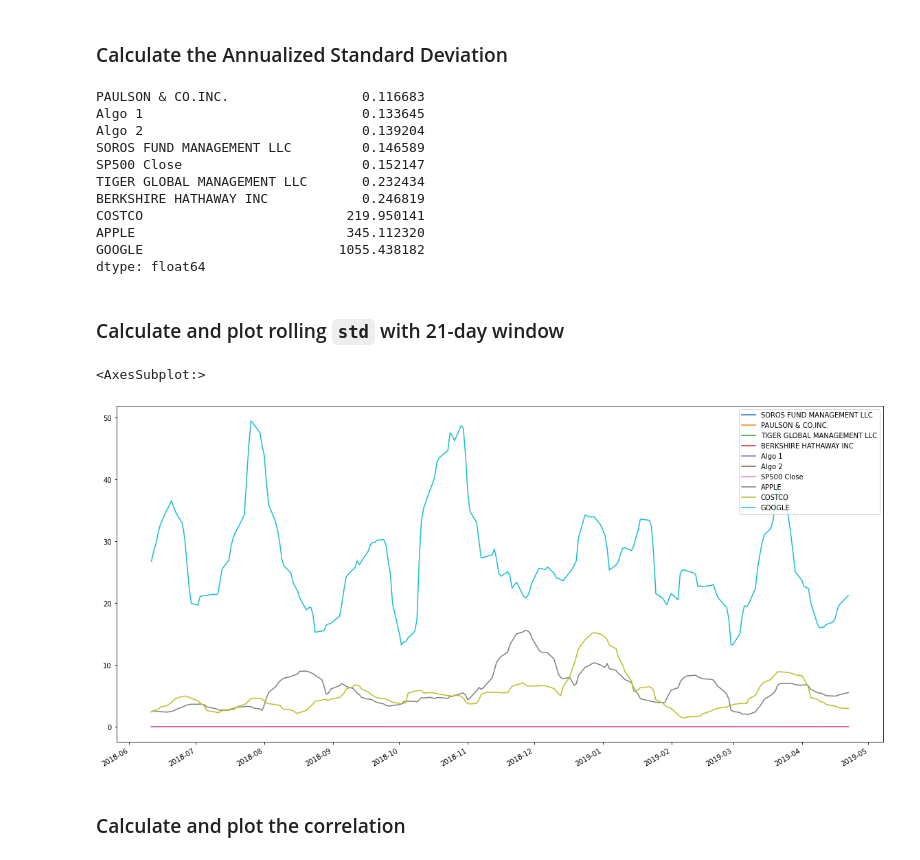
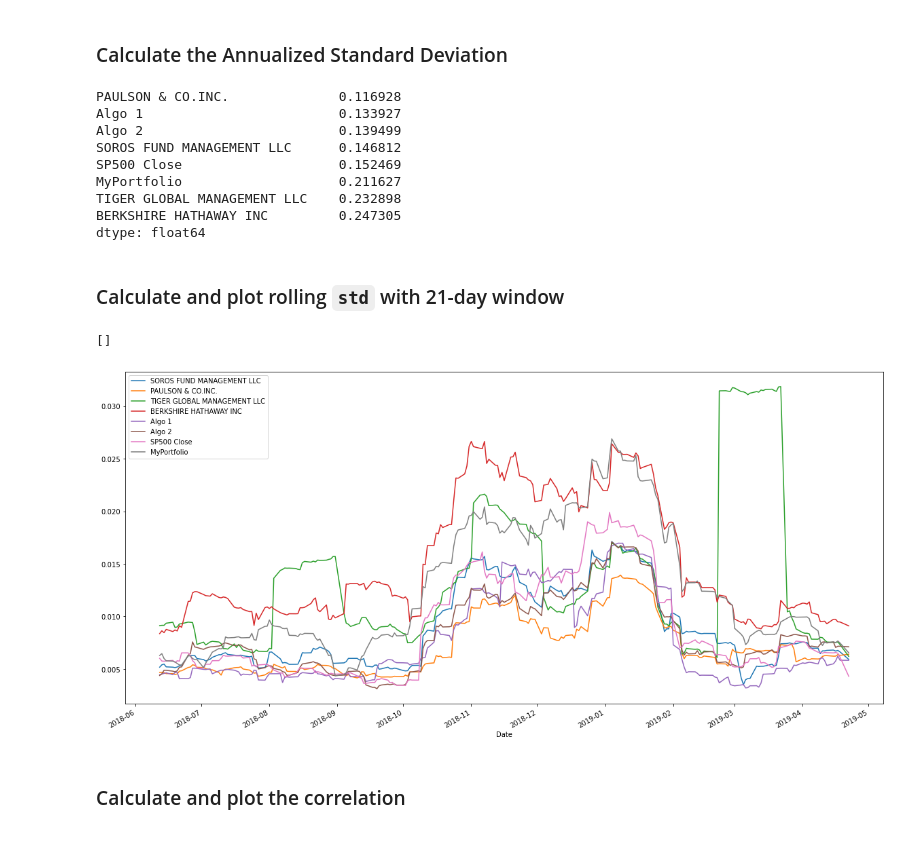
Before and after one commit to scottcearley/FinTech-Module4, a Jupyter notebook: Starter_Code/whale_analysis.ipynb, the cells around one changed output. Cells and saved outputs as stored; diff of their text form; code cells hidden in the pictures.

```diff
--- a/Starter_Code/whale_analysis.ipynb
+++ b/Starter_Code/whale_analysis.ipynb
@@ -554,10 +628,10 @@ googl_weight = 0.33
 
 # Calculate portfolio return
 
-portfolio_return = aapl_weight * comb_daily_returns["APPLE"] + cost_weight * comb_daily_returns["COSTCO"] + googl_weight * comb_daily_returns["GOOGLE"]
-
+#portfolio_return = aapl_weight * comb_daily_returns["APPLE"] + cost_weight * comb_daily_returns["COSTCO"] + googl_weight * comb_daily_returns["GOOGLE"]
+weighted_portfolio = comb_daily_returns.dot(weights)
 
 # Display sample data
-portfolio_return.sample(10)
+weighted_portfolio.sample()
 # %% [output]
 Trade DATE
@@ -576,7 +641,10 @@ dtype: float64
 ## Join your portfolio returns to the DataFrame that contains all of the portfolio returns
 # %%
 # Join your returns DataFrame to the original returns DataFrame
-joined_portfolio_returns = pd.concat([joined_data_rows, combined_stocks], axis="columns", join="inner")
-joined_portfolio_returns
+#joined_portfolio_returns = pd.concat([joined_data_rows, combined_stocks], axis="columns", join="inner")
+#joined_portfolio_returns
+
+joined_data_rows["MyPortfolio"] = weighted_portfolio
+joined_data_rows
 # %% [output]
 |  | SOROS FUND MANAGEMENT LLC | PAULSON & CO.INC. | TIGER GLOBAL MANAGEMENT LLC | BERKSHIRE HATHAWAY INC | Algo 1 | Algo 2 | ... |
@@ -595,6 +664,6 @@ joined_portfolio_returns
 # %%
 # Only compare dates where return data exists for all the stocks (drop NaNs)
-joined_portfolio_returns = joined_portfolio_returns.dropna().copy()
-joined_portfolio_returns
+joined_data_rows = joined_data_rows.dropna().copy()
+joined_data_rows
 # %% [output]
 |  | SOROS FUND MANAGEMENT LLC | PAULSON & CO.INC. | TIGER GLOBAL MANAGEMENT LLC | BERKSHIRE HATHAWAY INC | Algo 1 | Algo 2 | ... |
@@ -616,31 +686,29 @@ joined_portfolio_returns
 ### Calculate the Annualized Standard Deviation
 # %%
 # Calculate the annualized `std`
-volatility = joined_portfolio_returns.std() * np.sqrt(252)
+volatility = joined_data_rows.std() * np.sqrt(252)
 volatility.sort_values(inplace=True)
 volatility
 # %% [output]
-PAULSON & CO.INC.                 0.116683
-Algo 1                            0.133645
-Algo 2                            0.139204
-SOROS FUND MANAGEMENT LLC         0.146589
-SP500 Close                       0.152147
-TIGER GLOBAL MANAGEMENT LLC       0.232434
-BERKSHIRE HATHAWAY INC            0.246819
-COSTCO                          219.950141
-APPLE                           345.112320
-GOOGLE                         1055.438182
+PAULSON & CO.INC.              0.116928
+Algo 1                         0.133927
+Algo 2                         0.139499
+SOROS FUND MANAGEMENT LLC      0.146812
+SP500 Close                    0.152469
+MyPortfolio                    0.211627
+TIGER GLOBAL MANAGEMENT LLC    0.232898
+BERKSHIRE HATHAWAY INC         0.247305
 dtype: float64
 # %% [markdown]
 ### Calculate and plot rolling `std` with 21-day window
 # %%
 # Calculate rolling standard deviation
-
+rolling_21_std = joined_data_rows.rolling(window=21).std().plot(figsize=(20,10))
 # Plot rolling standard deviation
-joined_portfolio_returns.rolling(window=21).std().plot(figsize=(20,10))
+rolling_21_std.plot(figsize=(20,10))
 # %% [output]
-<AxesSubplot:>
+[]
-[figure, old version]
+[figure, new version]
 # %% [markdown]
 ### Calculate and plot the correlation
 # %%
```
Also changed, not shown: parts of 22 cells of this notebook.
